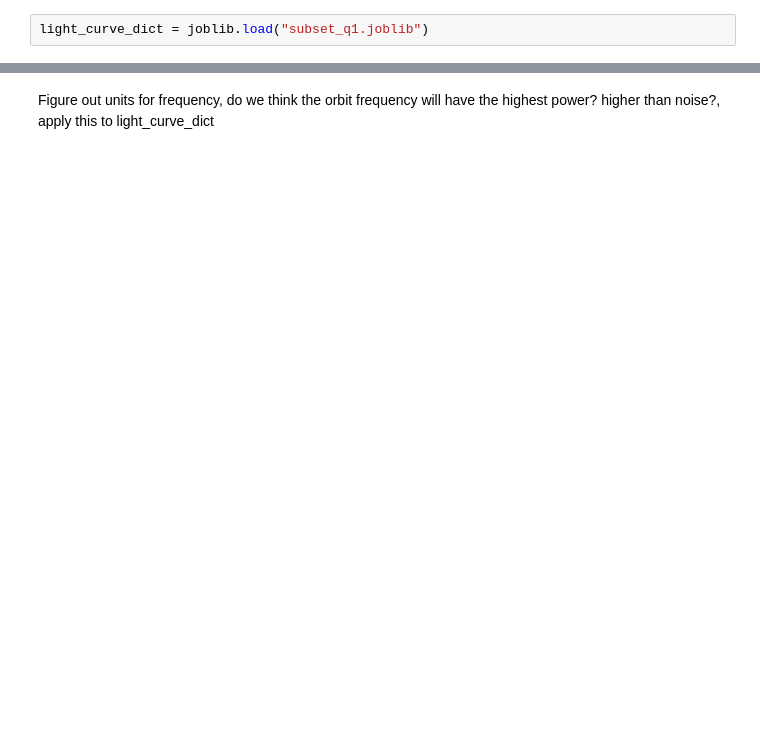
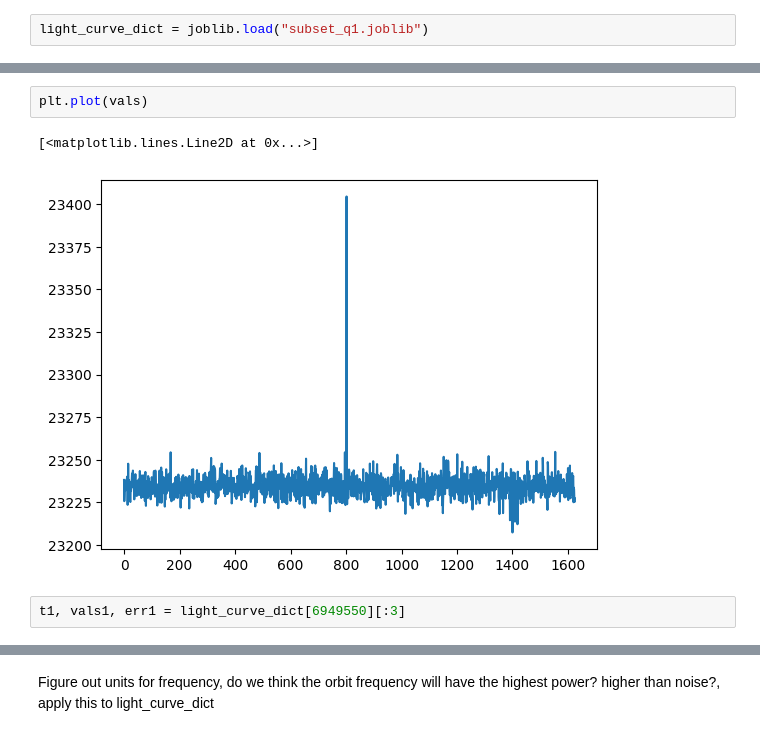
Before and after one commit to Jaredwinn77/ACME_VOL3_PLANET_FINDER, a Jupyter notebook: period_welch.ipynb, the cells around one changed output, grey strips where cells are left out. Saved outputs shown, nothing was run; the diff lists cells and outputs as text; blank space fills up the shorter version.

```diff
--- a/period_welch.ipynb
+++ b/period_welch.ipynb
@@ -11,0 +127,7 @@ t, vals, err = light_curve_dict[5097470][:3]
+# %%
+plt.plot(vals)
+# %% [output]
+[<matplotlib.lines.Line2D at 0x...>]
+[figure, added]
+# %%
+t1, vals1, err1 = light_curve_dict[6949550][:3]
```
Also changed, not shown: parts of 17 cells of this notebook, 1 other file.
